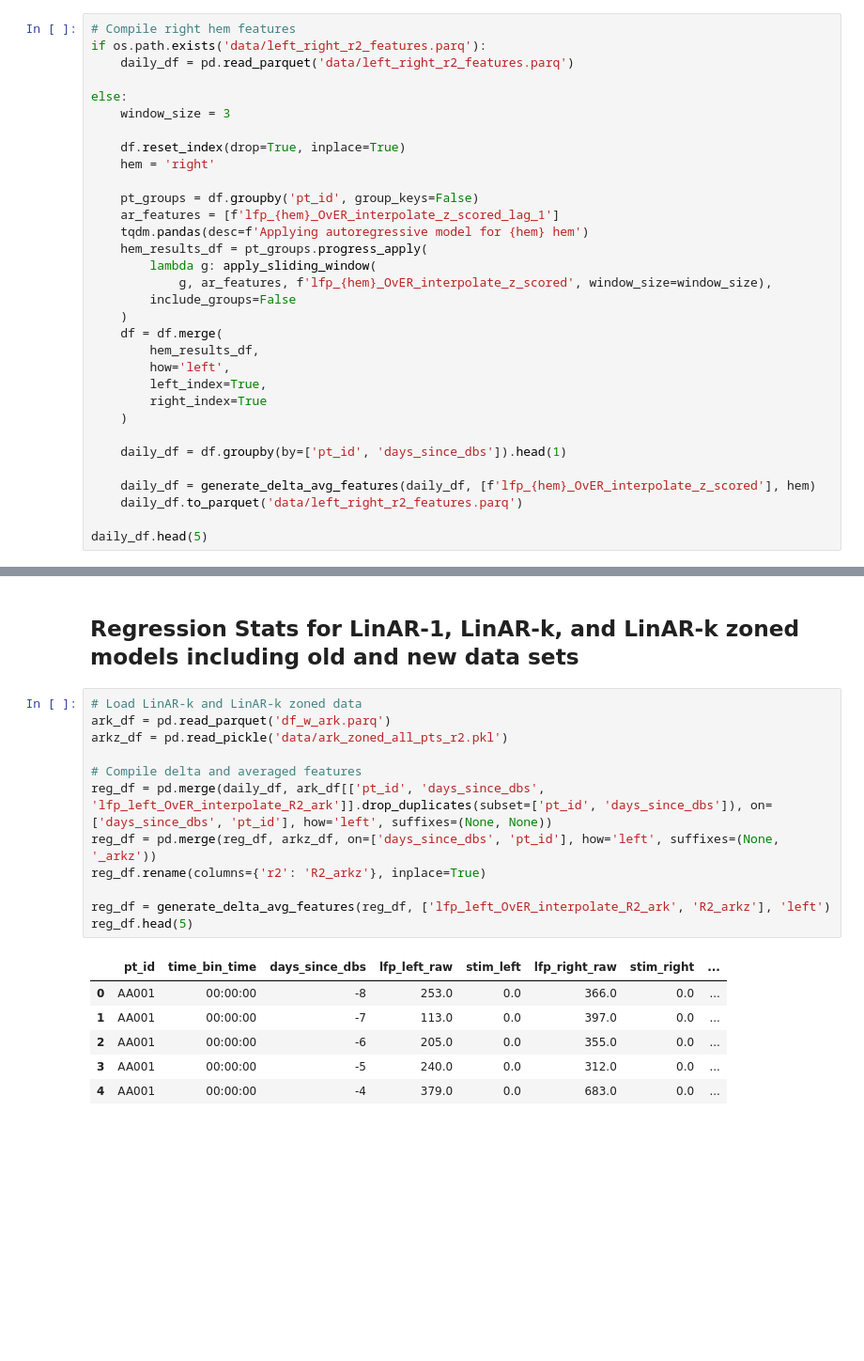
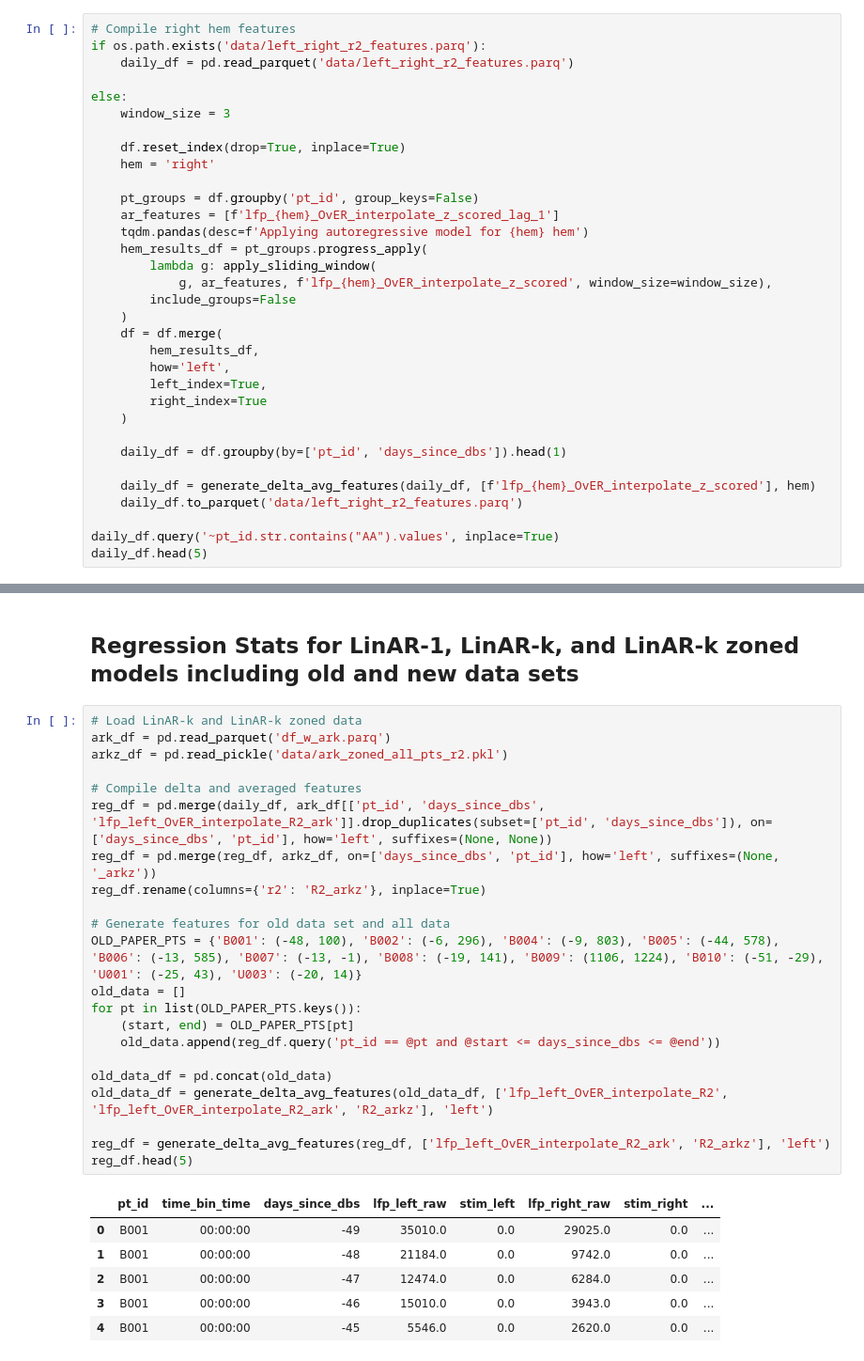
Before and after one commit to ProvenzaLab/PerceptPredictability, a Jupyter notebook: tables.ipynb, the cells around one changed output, grey strips where cells are left out. Shown at 94% size. Saved outputs shown, nothing was run; the diff lists cells and outputs as text; blank space fills up the shorter version.

```diff
--- a/tables.ipynb
+++ b/tables.ipynb
@@ -61,6 +62,7 @@ else:
     daily_df = generate_delta_avg_features(daily_df, [f'lfp_{hem}_OvER_interpolate_z_scored'], hem)
     daily_df.to_parquet('data/left_right_r2_features.parq')
 
+daily_df.query('~pt_id.str.contains("AA").values', inplace=True)
 daily_df.head(5)
 # %% [output]
 |  | pt_id | time_bin_time | days_since_dbs | lfp_left_raw | stim_left | lfp_right_raw | stim_right | ... |
@@ -121,22 +123,32 @@ reg_results.to_excel('tables/all_reg_stats.xlsx')
 # %%
 # Load LinAR-k and LinAR-k zoned data
 ark_df = pd.read_parquet('df_w_ark.parq')
 arkz_df = pd.read_pickle('data/ark_zoned_all_pts_r2.pkl')
 
 # Compile delta and averaged features
 reg_df = pd.merge(daily_df, ark_df[['pt_id', 'days_since_dbs', 'lfp_left_OvER_interpolate_R2_ark']].drop_duplicates(subset=['pt_id', 'days_since_dbs']), on=['days_since_dbs', 'pt_id'], how='left', suffixes=(None, None))
 reg_df = pd.merge(reg_df, arkz_df, on=['days_since_dbs', 'pt_id'], how='left', suffixes=(None, '_arkz'))
 reg_df.rename(columns={'r2': 'R2_arkz'}, inplace=True)
 
+# Generate features for old data set and all data
+OLD_PAPER_PTS = {'B001': (-48, 100), 'B002': (-6, 296), 'B004': (-9, 803), 'B005': (-44, 578), 'B006': (-13, 585), 'B007': (-13, -1), 'B008': (-19, 141), 'B009': (1106, 1224), 'B010': (-51, -29), 'U001': (-25, 43), 'U003': (-20, 14)}
+old_data = []
+for pt in list(OLD_PAPER_PTS.keys()):
+    (start, end) = OLD_PAPER_PTS[pt]
+    old_data.append(reg_df.query('pt_id == @pt and @start <= days_since_dbs <= @end'))
+
+old_data_df = pd.concat(old_data)
+old_data_df = generate_delta_avg_features(old_data_df, ['lfp_left_OvER_interpolate_R2', 'lfp_left_OvER_interpolate_R2_ark', 'R2_arkz'], 'left')
+
 reg_df = generate_delta_avg_features(reg_df, ['lfp_left_OvER_interpolate_R2_ark', 'R2_arkz'], 'left')
 reg_df.head(5)
 # %% [output]
 |  | pt_id | time_bin_time | days_since_dbs | lfp_left_raw | stim_left | lfp_right_raw | stim_right | ... |
-| 0 | AA001 | 00:00:00 | -8 | 253.0 | 0.0 | 366.0 | 0.0 | ... |
-| 1 | AA001 | 00:00:00 | -7 | 113.0 | 0.0 | 397.0 | 0.0 | ... |
-| 2 | AA001 | 00:00:00 | -6 | 205.0 | 0.0 | 355.0 | 0.0 | ... |
-| 3 | AA001 | 00:00:00 | -5 | 240.0 | 0.0 | 312.0 | 0.0 | ... |
-| 4 | AA001 | 00:00:00 | -4 | 379.0 | 0.0 | 683.0 | 0.0 | ... |
+| 0 | B001 | 00:00:00 | -49 | 35010.0 | 0.0 | 29025.0 | 0.0 | ... |
+| 1 | B001 | 00:00:00 | -48 | 21184.0 | 0.0 | 9742.0 | 0.0 | ... |
+| 2 | B001 | 00:00:00 | -47 | 12474.0 | 0.0 | 6284.0 | 0.0 | ... |
+| 3 | B001 | 00:00:00 | -46 | 15010.0 | 0.0 | 3943.0 | 0.0 | ... |
+| 4 | B001 | 00:00:00 | -45 | 5546.0 | 0.0 | 2620.0 | 0.0 | ... |
 5 rows × 125 columns
 # %%
 # Regression stats AR(1), AR(k), and AR(k)-zoned models for both old and new data
```
Also changed, not shown: parts of 6 cells of this notebook, 1 other file.
